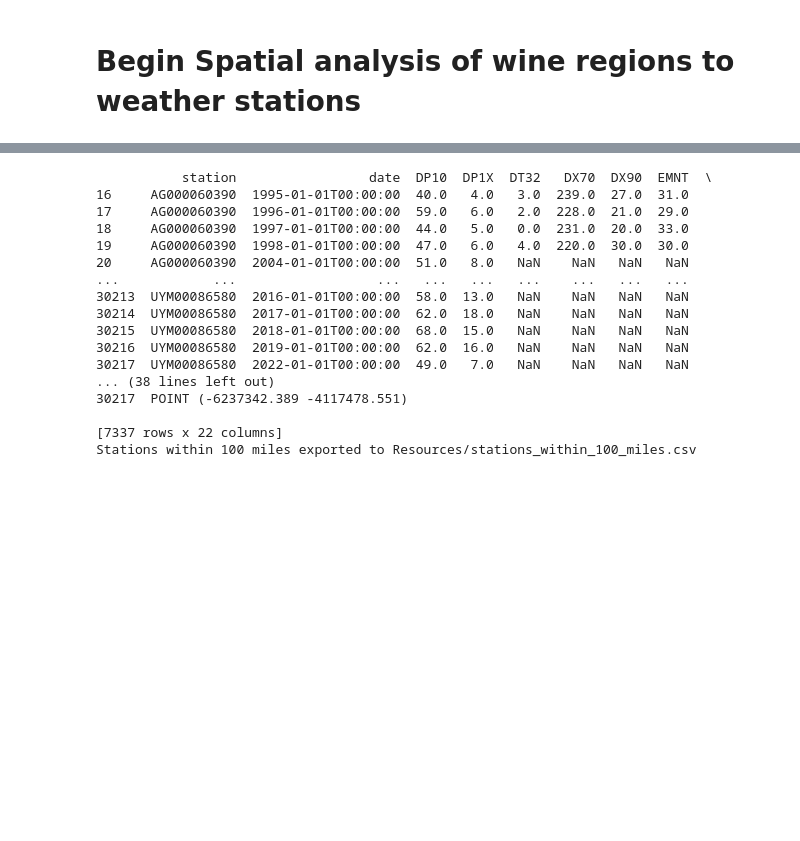
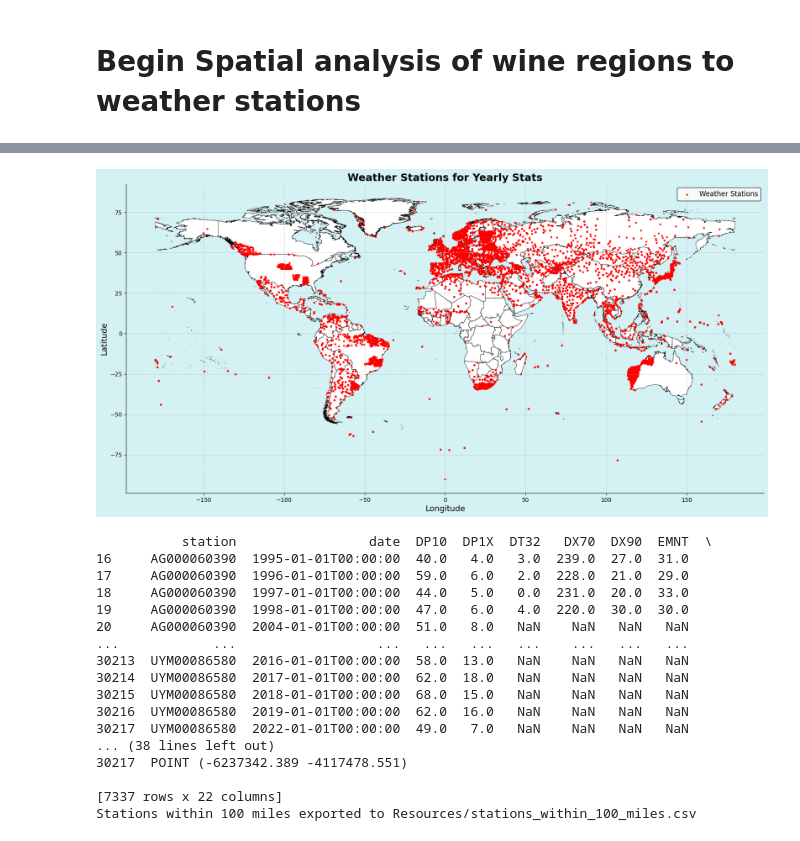
Before and after one commit to omomadcat/Viticulture, a Jupyter notebook: Wine_Project_Solution_main_updated_Regions.ipynb, the cells around one changed output, grey strips where cells are left out. Saved outputs shown, nothing was run; the diff lists cells and outputs as text; code cells hidden in the pictures; blank space fills up the shorter version.

```diff
--- a/Wine_Project_Solution_main_updated_Regions.ipynb
+++ b/Wine_Project_Solution_main_updated_Regions.ipynb
@@ -182,0 +152,70 @@ gdf_shape.plot()
+# %%
+import geopandas as gpd
+import pandas as pd
+import matplotlib.pyplot as plt
+import seaborn as sns
+import matplotlib.patheffects as PathEffects
+from matplotlib.patches import Polygon
+
+font_family = "sans"
+background_color = "#D4F1F4"
+text_color = "#040303"
+
+sns.set_style({
+    "axes.facecolor": background_color,
+    "figure.facecolor": background_color,
+    "font.family": font_family,
+    "text.color": text_color,
+})
+
+# Load the CSV file
+csv_file_path = 'Resources/merged_weather_data.csv'
+df = pd.read_csv(csv_file_path)
+
+# Ensure the directory exists or create it
+import os
+save_dir = "Figures"
+if not os.path.exists(save_dir):
+    os.makedirs(save_dir)
+
+# Create a GeoDataFrame from the CSV file
+gdf = gpd.GeoDataFrame(
+    df, geometry=gpd.points_from_xy(df.longitude, df.latitude), crs="EPSG:4326"
+)
+
+# Display the first few rows of the GeoDataFrame
+print(gdf.head())
+
+# Load the world map from the Natural Earth dataset
+world_shapefile_path = 'Resources/Shapefiles/WB_countries_Admin0_10m.shp'
+world = gpd.read_file(world_shapefile_path)
+
+# Create the plot figure with the desired figsize
+fig, ax = plt.subplots(1, 1, figsize=(20, 12))
+
+# Plot the world map with countries in white
+world.plot(ax=ax, color='white', edgecolor='black', linewidth=0.5)
+
+# Plot the weather stations from the CSV
+gdf.plot(ax=ax, color='red', markersize=5, label='Weather Stations')
+
+# Add titles and labels
+plt.title('Weather Stations for Yearly Stats', fontsize=18, fontweight='bold', color=text_color)
+plt.xlabel('Longitude', fontsize=14, color=text_color)
+plt.ylabel('Latitude', fontsize=14, color=text_color)
+
+# Customize legend
+plt.legend(loc='upper right', fontsize=12, frameon=True, facecolor='white', edgecolor='black')
+
+# Improve the overall aesthetics
+ax.set_facecolor(background_color)
+ax.grid(True, which='both', linestyle='--', linewidth=0.5)
+ax.spines['top'].set_visible(False)
+ax.spines['right'].set_visible(False)
+
+# Save the figure with the correct file path
+plt.savefig(os.path.join(save_dir, "Weather_Stations_all.png"))
+
+# Display the plot
+plt.show()
+# %% [output]
@@ -183 +239,2 @@ gdf_shape.plot()
+[figure, added]
 # %%
```
Also changed, not shown: parts of 13 cells of this notebook.
